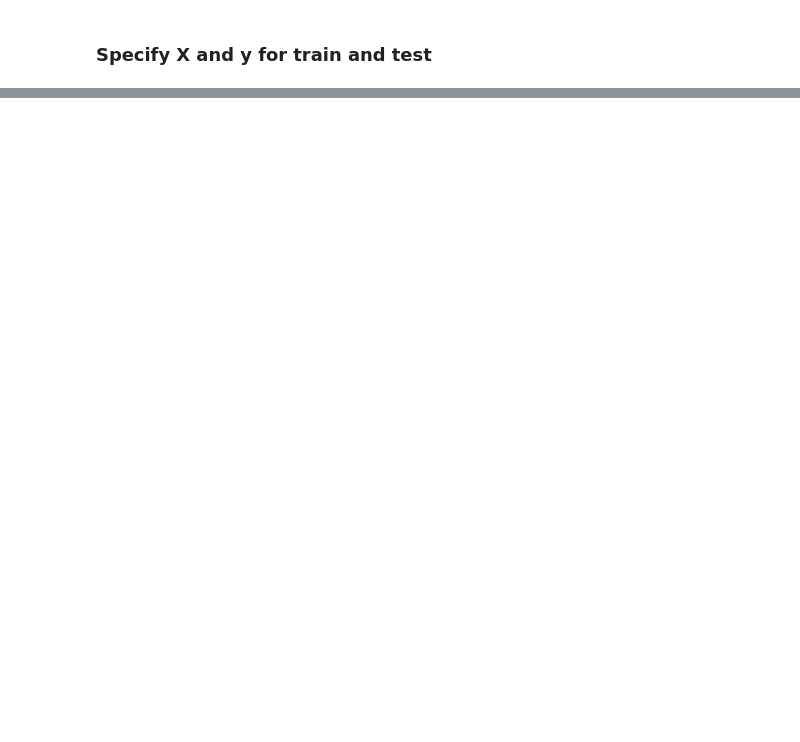
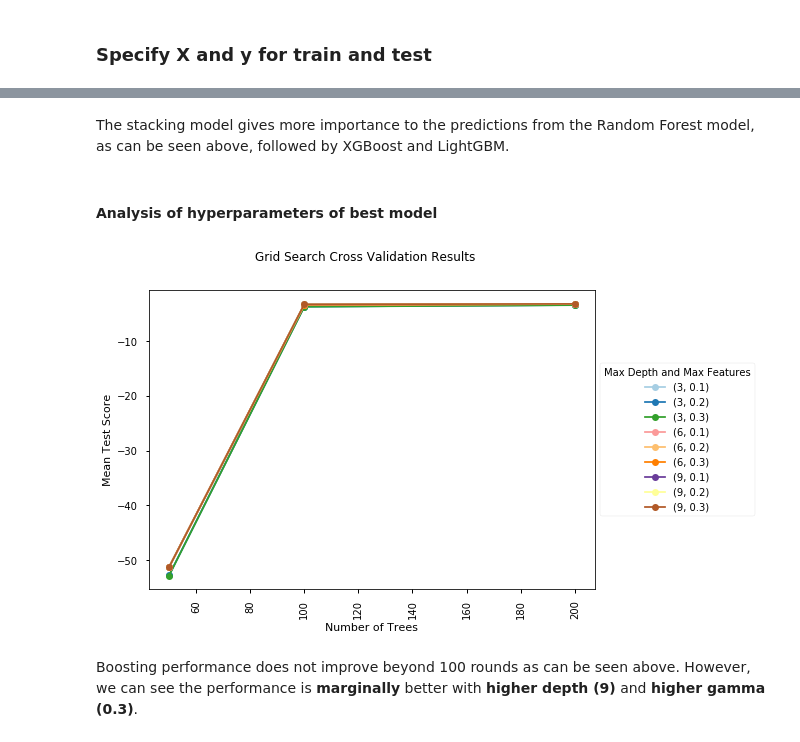
Before and after one commit to sisupalan/coding_challenge_ml, a Jupyter notebook: notebooks/02_Model Build.ipynb, the cells around one changed output, grey strips where cells are left out. Drawn from its saved outputs; the diff is of its cells as text; code cells hidden in the pictures; blank space fills up the shorter version.

```diff
--- a/notebooks/02_Model Build.ipynb
+++ b/notebooks/02_Model Build.ipynb
@@ -133,0 +488,7 @@ MAPE score for Test data is :  378.4300524671593
+# %%
+# Get the predictions for train
+svr_pred_train = list(svr_model.predict(X_train))
+rdg_pred_train = list(rdg_model.predict(X_train))
+rf_pred_train = list(rf_model.predict(X_train))
+lgb_pred_train = list(lgb_model.predict(X_train))
+xgb_pred_train = list(xgb_model.predict(X_train))
@@ -133,0 +608,20 @@ MAPE score for Test data is :  378.4300524671593
+# %% [markdown]
+The stacking model gives more importance to the predictions from the Random Forest model, as can be seen above, followed by XGBoost and LightGBM.
+# %% [markdown]
+#### Analysis of hyperparameters of best model
+# %%
+cv_results = pd.DataFrame(grid.cv_results_)
+cv_results.copy().pivot_table(index='param_n_estimators',
+                              columns=['param_max_depth','param_gamma'],
+                              values='mean_test_score').plot(rot=90,
+                                                             colormap='Paired',
+                                                             marker='o').legend(loc='center left',
+                                                                                title='Max Depth and Max Features',
+                                                                                bbox_to_anchor=(1, 0.5))
+plt.xlabel('Number of Trees')
+plt.ylabel('Mean Test Score')
+plt.suptitle('Grid Search Cross Validation Results');
+# %% [output]
+[figure, added]
+# %% [markdown]
+Boosting performance does not improve beyond 100 rounds as can be seen above. However, we can see the performance is **marginally** better with **higher depth (9)** and **higher gamma (0.3)**.
```
Also changed, not shown: parts of 66 cells of this notebook, 56 other files.
